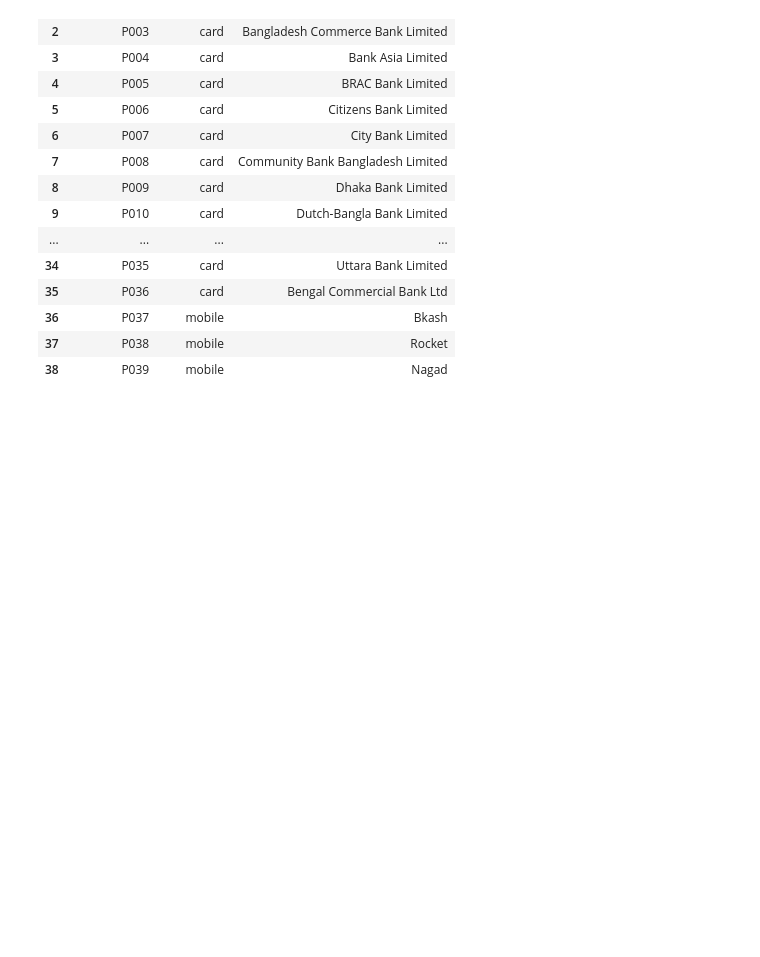
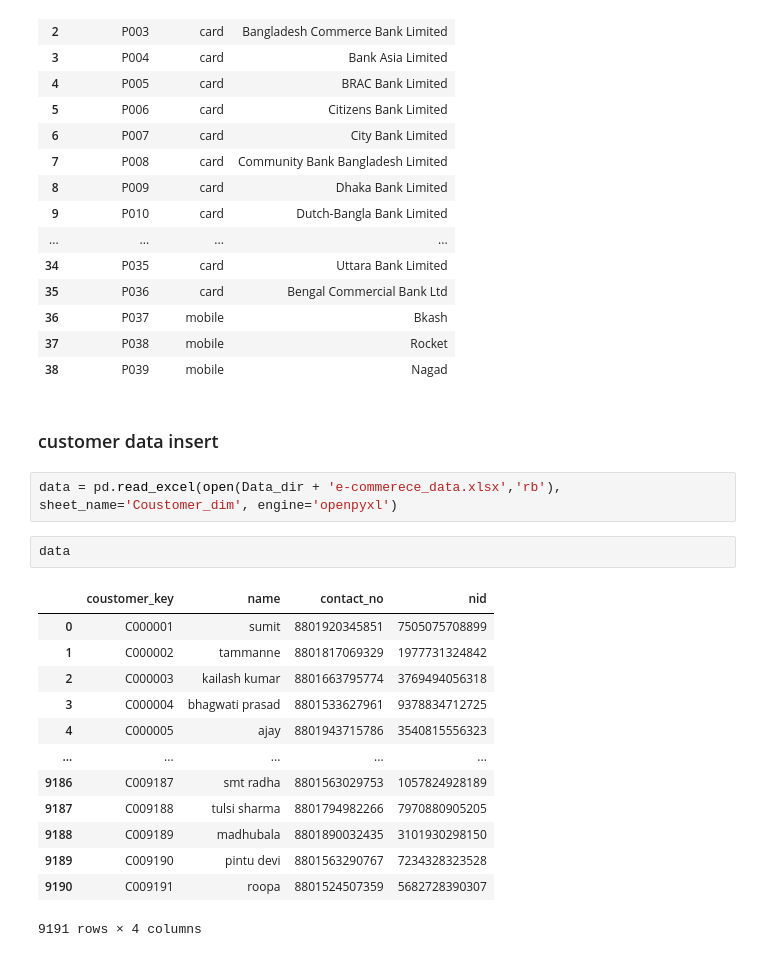
Before and after one commit to SadiaAlamChy/HDA-Tech-Learning, a Jupyter notebook: notebook/test.ipynb, the cells around one changed output. Saved outputs shown, nothing was run; the diff lists cells and outputs as text; blank space fills up the shorter version.

```diff
--- a/notebook/test.ipynb
+++ b/notebook/test.ipynb
@@ -237,3 +143,23 @@ trans_df
 | 36 | P037 | mobile | Bkash |
 | 37 | P038 | mobile | Rocket |
 | 38 | P039 | mobile | Nagad |
+# %% [markdown]
+### customer data insert
+# %%
+data = pd.read_excel(open(Data_dir + 'e-commerece_data.xlsx','rb'), sheet_name='Coustomer_dim', engine='openpyxl')
+# %%
+data
+# %% [output]
+|  | coustomer_key | name | contact_no | nid |
+| 0 | C000001 | sumit | 8801920345851 | 7505075708899 |
+| 1 | C000002 | tammanne | 8801817069329 | 1977731324842 |
+| 2 | C000003 | kailash kumar | 8801663795774 | 3769494056318 |
+| 3 | C000004 | bhagwati prasad | 8801533627961 | 9378834712725 |
+| 4 | C000005 | ajay | 8801943715786 | 3540815556323 |
+| ... | ... | ... | ... | ... |
+| 9186 | C009187 | smt radha | 8801563029753 | 1057824928189 |
+| 9187 | C009188 | tulsi sharma | 8801794982266 | 7970880905205 |
+| 9188 | C009189 | madhubala | 8801890032435 | 3101930298150 |
+| 9189 | C009190 | pintu devi | 8801563290767 | 7234328323528 |
+| 9190 | C009191 | roopa | 8801524507359 | 5682728390307 |
+9191 rows × 4 columns
```
Also changed, not shown: parts of 34 cells of this notebook, 2 other files.
